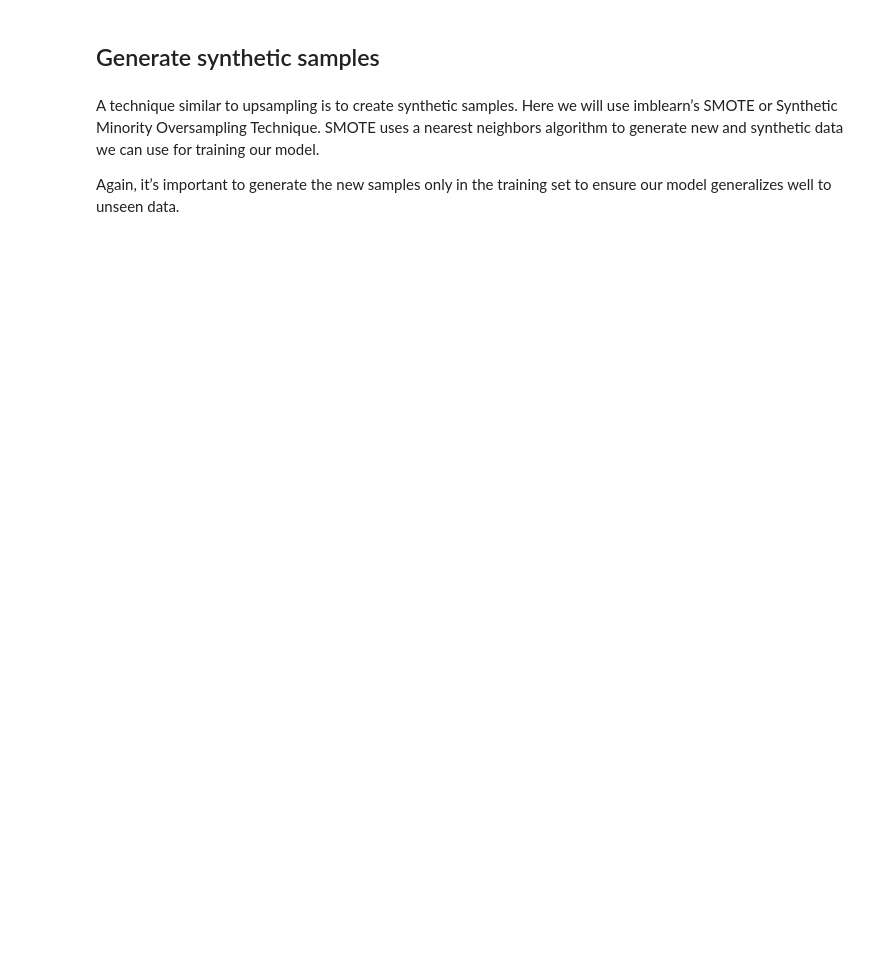
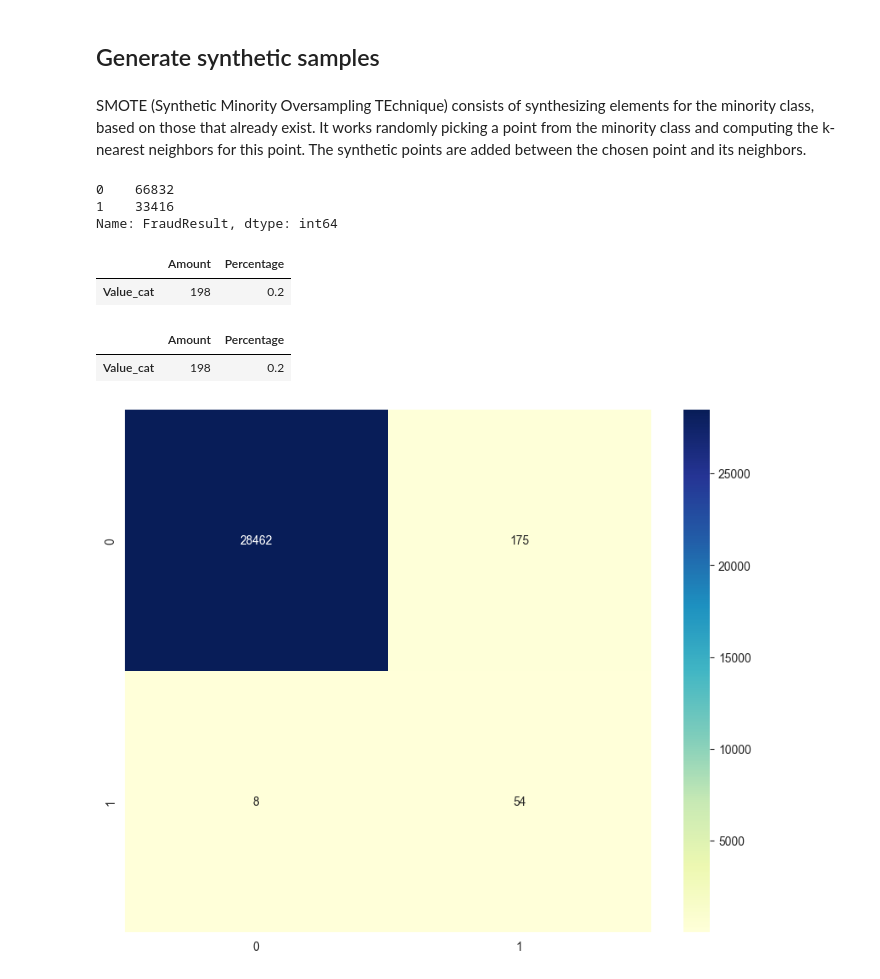
Before and after one commit to Ivyloeou/ML_Xente_Fraud_Detection, a Jupyter notebook: Fraud-detection-challenge.ipynb, the cells around one changed output. Drawn from its saved outputs; the diff is of its cells as text; code cells hidden in the pictures; blank space fills up the shorter version.

Commit message:
update models and analysis

```diff
--- a/Fraud-detection-challenge.ipynb
+++ b/Fraud-detection-challenge.ipynb
@@ -666,6 +607,53 @@ weighted avg       0.00      0.00      0.00     28699
 # %% [markdown]
 ## Generate synthetic samples
-# %% [markdown]
-A technique similar to upsampling is to create synthetic samples. Here we will use imblearn’s SMOTE or Synthetic Minority Oversampling Technique. SMOTE uses a nearest neighbors algorithm to generate new and synthetic data we can use for training our model.
-
-Again, it’s important to generate the new samples only in the training set to ensure our model generalizes well to unseen data.
+# %% [markdown]
+SMOTE (Synthetic Minority Oversampling TEchnique) consists of synthesizing elements for the minority class, based on those that already exist. It works randomly picking a point from the minority class and computing the k-nearest neighbors for this point. The synthetic points are added between the chosen point and its neighbors.
+# %%
+# Resample the dataset using SMOTE
+smote = SMOTE(random_state=RSEED, sampling_strategy=0.5)
+X_sm, y_sm = smote.fit_resample(X_train, y_train)
+# %%
+# The value distribution after using SMOTE
+y_sm.value_counts()
+# %% [output]
+0    66832
+1    33416
+Name: FraudResult, dtype: int64
+# %%
+# concat X_sm, y_sm to a new data frame
+df_train = pd.concat([X_sm, y_sm], axis = 1)
+# %%
+# Check for missing values for X_sm
+missing = pd.DataFrame(X_sm.isnull().sum(), columns=["Amount"])
+missing['Percentage'] = round((missing['Amount']/X_sm.shape[0])*100, 2)
+missing[missing['Amount'] != 0]
+# %% [output]
+|  | Amount | Percentage |
+| Value_cat | 198 | 0.2 |
+# %%
+# Check for missing values for df_train
+missing = pd.DataFrame(df_train.isnull().sum(), columns=["Amount"])
+missing['Percentage'] = round((missing['Amount']/df_train.shape[0])*100, 2)
+missing[missing['Amount'] != 0]
+# %% [output]
+|  | Amount | Percentage |
+| Value_cat | 198 | 0.2 |
+# %%
+# drop NaN from df_train
+
+df_train.dropna(axis=0, inplace = True)
+# %%
+# Create the y_sm, X_sm split again with no missing values
+
+y_sm = df_train.FraudResult
+X_sm = df_train.drop('FraudResult', axis = 1 )
+# %%
+# Run a logistic regression model
+logreg = LogisticRegression()
+logreg.fit(X_sm, y_sm)
+
+y_pred_log_sm = logreg.predict(X_test)
+cm_log = confusion_matrix(y_test, y_pred_log_sm)
+sns.heatmap(cm_log, cmap="YlGnBu", annot=True, fmt='d');
+# %% [output]
+[figure, added]
```
Also changed, not shown: parts of 36 cells of this notebook.
